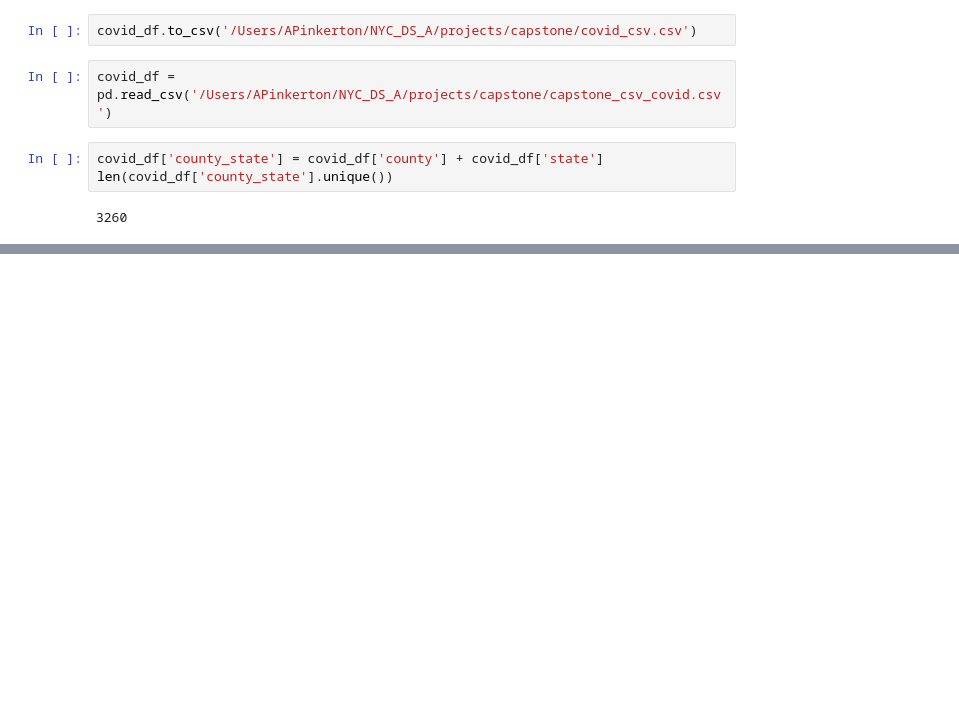
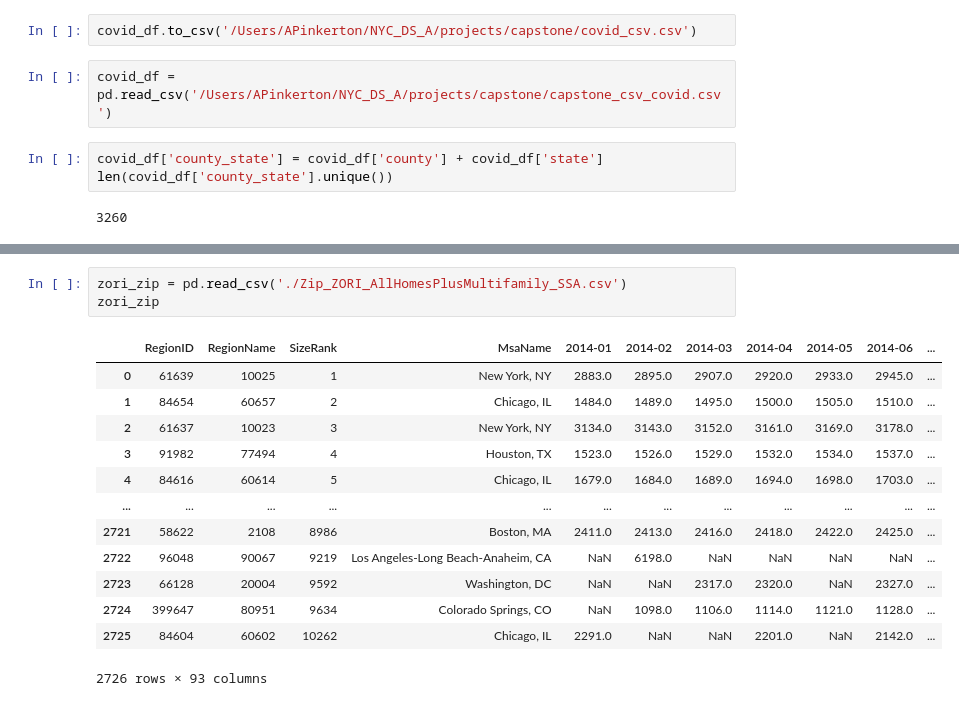
Before and after one commit to axpinkerton/capstone, a Jupyter notebook: alex_eda.ipynb, the cells around one changed output, grey strips where cells are left out. Cells and saved outputs as stored; diff of their text form; blank space fills up the shorter version.

```diff
--- a/alex_eda.ipynb
+++ b/alex_eda.ipynb
@@ -299,0 +537,17 @@ len(covid_df['county_state'].unique())
+# %%
+zori_zip = pd.read_csv('./Zip_ZORI_AllHomesPlusMultifamily_SSA.csv')
+zori_zip
+# %% [output]
+|  | RegionID | RegionName | SizeRank | MsaName | 2014-01 | 2014-02 | 2014-03 | 2014-04 | 2014-05 | 2014-06 | ... |
+| 0 | 61639 | 10025 | 1 | New York, NY | 2883.0 | 2895.0 | 2907.0 | 2920.0 | 2933.0 | 2945.0 | ... |
+| 1 | 84654 | 60657 | 2 | Chicago, IL | 1484.0 | 1489.0 | 1495.0 | 1500.0 | 1505.0 | 1510.0 | ... |
+| 2 | 61637 | 10023 | 3 | New York, NY | 3134.0 | 3143.0 | 3152.0 | 3161.0 | 3169.0 | 3178.0 | ... |
+| 3 | 91982 | 77494 | 4 | Houston, TX | 1523.0 | 1526.0 | 1529.0 | 1532.0 | 1534.0 | 1537.0 | ... |
+| 4 | 84616 | 60614 | 5 | Chicago, IL | 1679.0 | 1684.0 | 1689.0 | 1694.0 | 1698.0 | 1703.0 | ... |
+| ... | ... | ... | ... | ... | ... | ... | ... | ... | ... | ... | ... |
+| 2721 | 58622 | 2108 | 8986 | Boston, MA | 2411.0 | 2413.0 | 2416.0 | 2418.0 | 2422.0 | 2425.0 | ... |
+| 2722 | 96048 | 90067 | 9219 | Los Angeles-Long Beach-Anaheim, CA | NaN | 6198.0 | NaN | NaN | NaN | NaN | ... |
+| 2723 | 66128 | 20004 | 9592 | Washington, DC | NaN | NaN | 2317.0 | 2320.0 | NaN | 2327.0 | ... |
+| 2724 | 399647 | 80951 | 9634 | Colorado Springs, CO | NaN | 1098.0 | 1106.0 | 1114.0 | 1121.0 | 1128.0 | ... |
+| 2725 | 84604 | 60602 | 10262 | Chicago, IL | 2291.0 | NaN | NaN | 2201.0 | NaN | 2142.0 | ... |
+2726 rows × 93 columns
```
Also changed, not shown: parts of 18 cells of this notebook, 4 other files.
